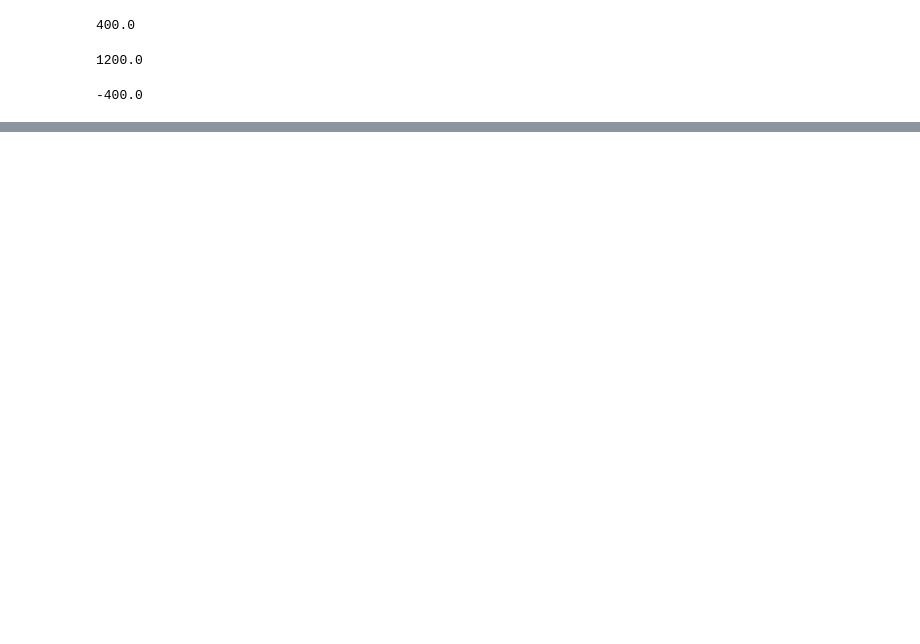
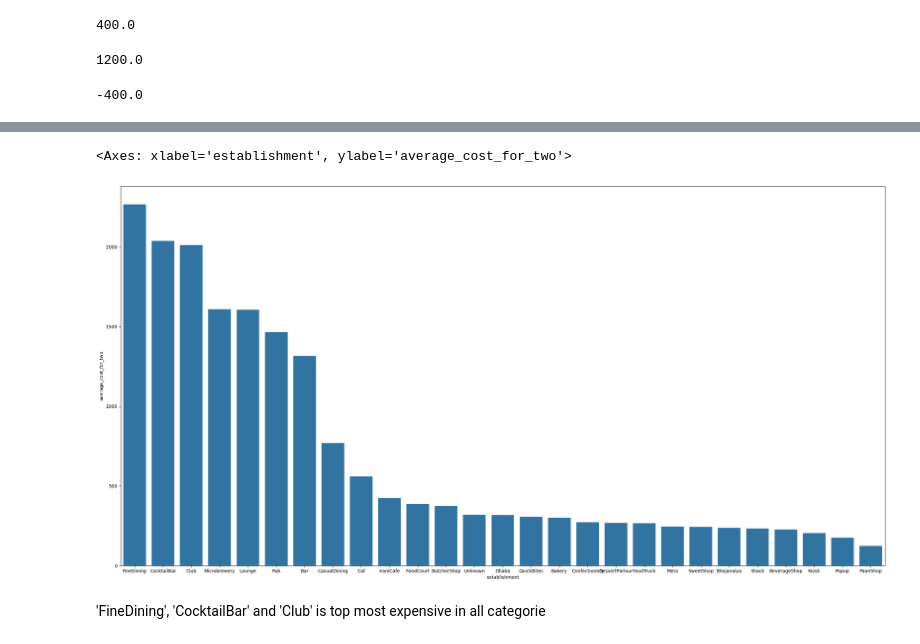
Before and after one commit to creatVish/Ecommerce-Sales-Analysis, a Jupyter notebook: Zomato_Data_Analysis.ipynb, the cells around one changed output, grey strips where cells are left out. Drawn from its saved outputs; the diff is of its cells as text; code cells hidden in the pictures; blank space fills up the shorter version.

```diff
--- a/Zomato_Data_Analysis.ipynb
+++ b/Zomato_Data_Analysis.ipynb
@@ -212,0 +295,10 @@ Name: average_cost_for_two, Length: 55568, dtype: bool
+# %%
+avg_cost = df.groupby(['establishment'], as_index=False)['average_cost_for_two'].mean().sort_values(by='average_cost_for_two', ascending=False)
+# %%
+plt.figure(figsize= (30,15))
+sns.barplot(x= 'establishment', y = 'average_cost_for_two', data= avg_cost)
+# %% [output]
+<Axes: xlabel='establishment', ylabel='average_cost_for_two'>
+[figure, added]
+# %% [markdown]
+'FineDining', 'CocktailBar' and 'Club' is top most expensive in all categorie
```
Also changed, not shown: parts of 43 cells of this notebook.
